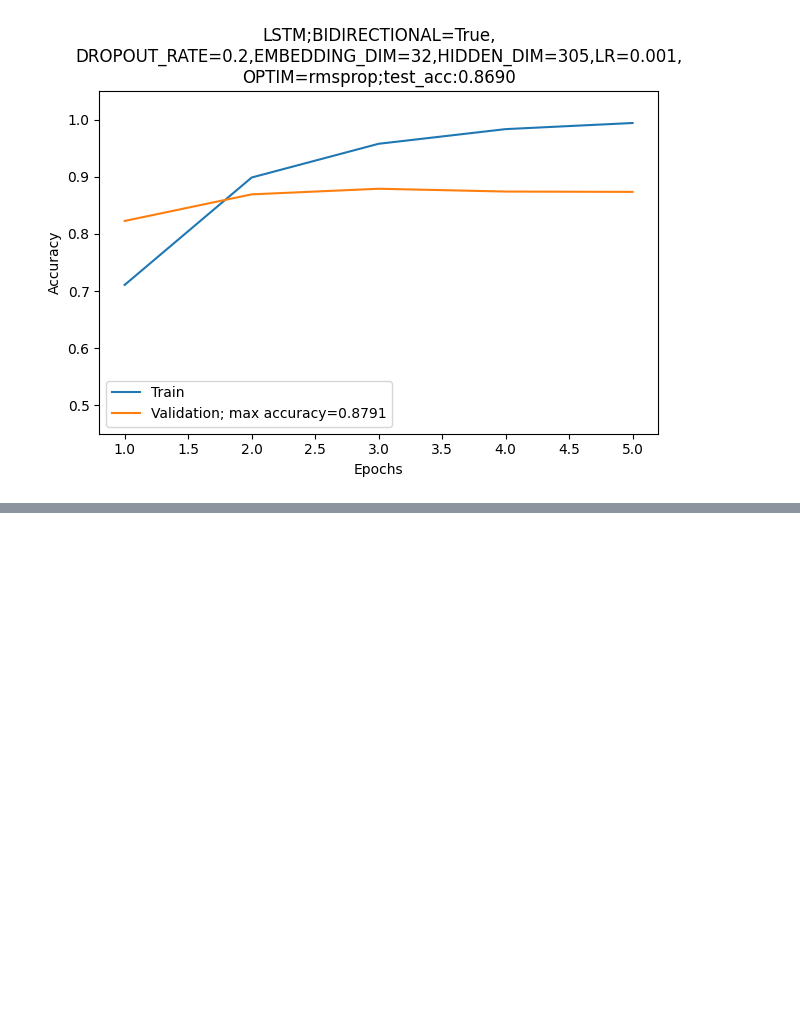
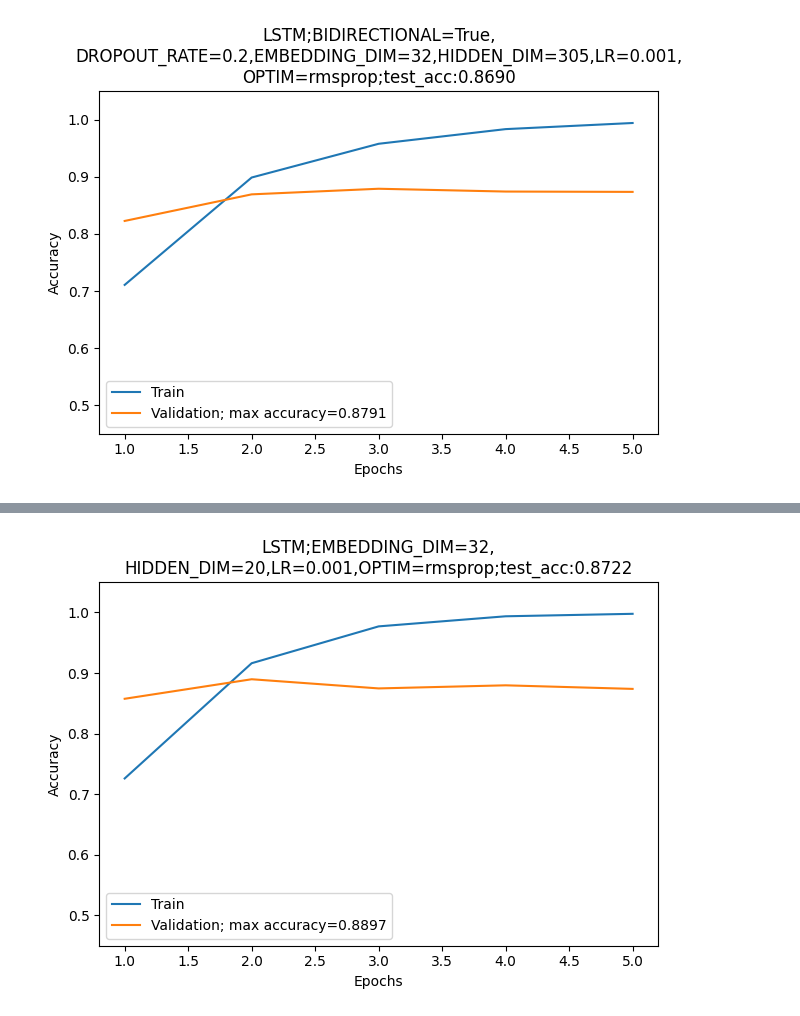
Before and after one commit to danyjabban/Representation_Learning, a Jupyter notebook: HW3/LabRNN.ipynb, the cells around one changed output, grey strips where cells are left out. Saved outputs shown, nothing was run; the diff lists cells and outputs as text; code cells hidden in the pictures; blank space fills up the shorter version.

```diff
--- a/HW3/LabRNN.ipynb
+++ b/HW3/LabRNN.ipynb
@@ -1917,0 +2008,19 @@ plot_train_val_acc(save_name='q2g_otherHP', ret_dict=rd_2g2_bidirect, orig_hp=OR
+# %%
+# hparam 0: EMBEDDING_DIM=32,HIDDEN_DIM=20,LR=0.001,OPTIM=rmsprop
+# this is the best model using acc/num_param criterion (found using LSTM)
+
+## NOTE: THIS IS FOR UNI-DIRECTIONAL, as a comparison
+
+best_hp_acc_num_param = HyperParams()
+
+best_hp_acc_num_param.BIDIRECTIONAL = False
+
+best_hp_acc_num_param.EMBEDDING_DIM = 32
+best_hp_acc_num_param.HIDDEN_DIM = 20
+best_hp_acc_num_param.LR = 0.001
+best_hp_acc_num_param.OPTIM = 'rmsprop'
+
+print(diff_hparams(orig_hp=ORIG_HPARAMS, new_hp=best_hp_acc_num_param))
+
+rd_2g_best_acc_numparam = train_and_test_model_with_hparams(hparams=best_hp_acc_num_param,
+                                                                model_type="lstm")
@@ -1917,0 +2045,5 @@ plot_train_val_acc(save_name='q2g_otherHP', ret_dict=rd_2g2_bidirect, orig_hp=OR
+# %%
+plot_train_val_acc(save_name='q2g_unidir_bestHP_acc_nparams', ret_dict=rd_2g_best_acc_numparam,
+                   orig_hp=ORIG_HPARAMS, new_hp=best_hp_acc_num_param, save='y', gru=False)
+# %% [output]
+[figure, added]
```
Also changed, not shown: parts of 7 cells of this notebook.
